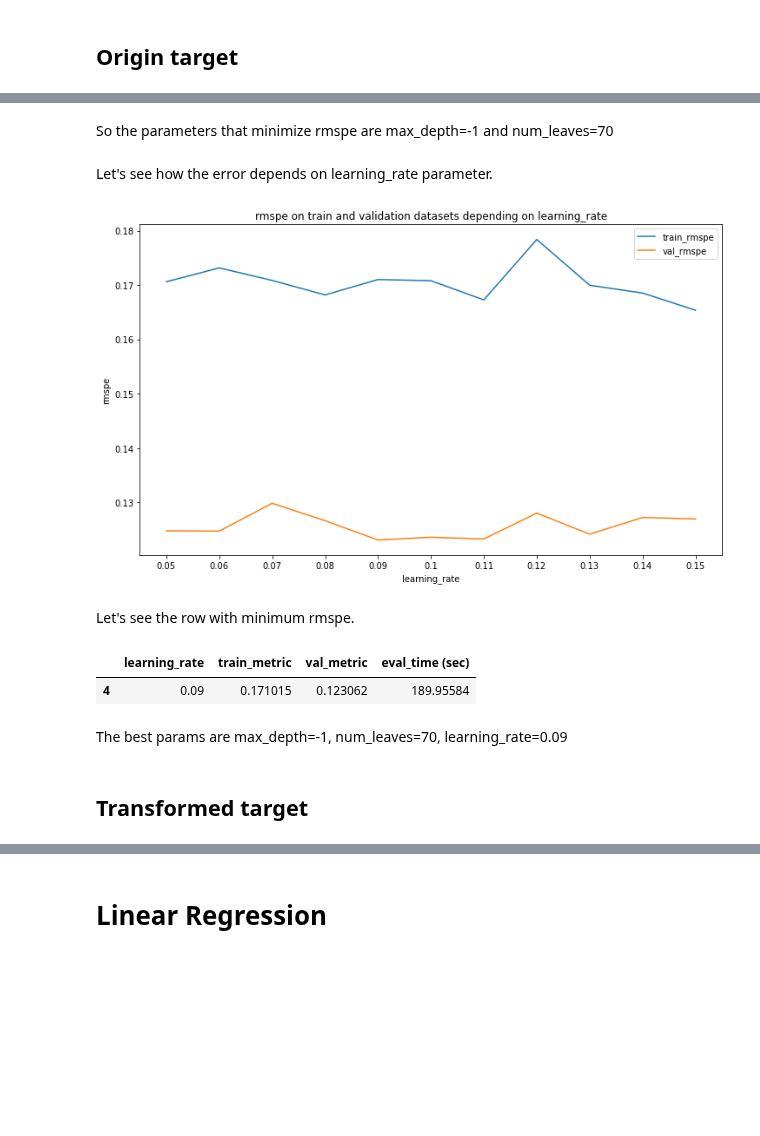
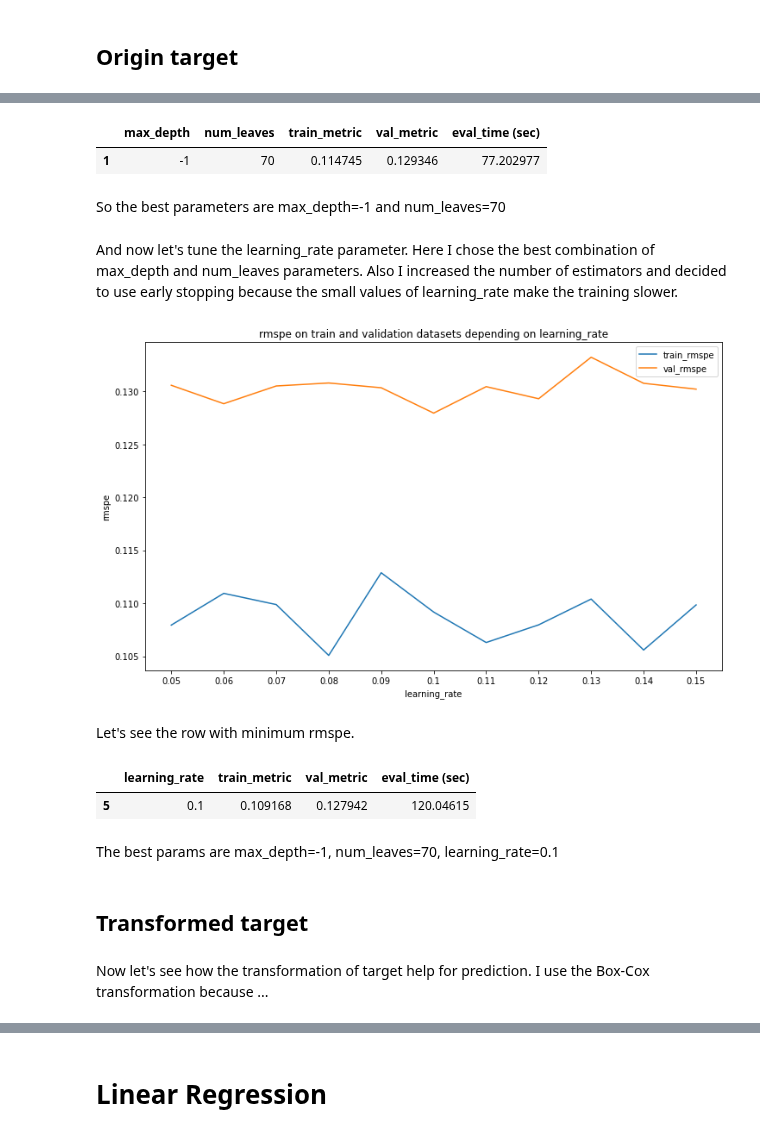
Before and after one commit to vkhmara/EPAM-Internship, a Jupyter notebook: Rossmann Store Sales/Experiments.ipynb, the cells around one changed output, grey strips where cells are left out. Saved outputs shown, nothing was run; the diff lists cells and outputs as text; code cells hidden in the pictures; blank space fills up the shorter version.

```diff
--- a/Rossmann Store Sales/Experiments.ipynb
+++ b/Rossmann Store Sales/Experiments.ipynb
@@ -37,3 +62,0 @@ X_val = X_val.rename(columns = lambda x:re.sub('[^A-Za-z0-9_]+', '', x))
-# %%
-X_train, y_train = X_train[y_train != 0], y_train[y_train != 0]
-X_val, y_val = X_val[y_val != 0], y_val[y_val != 0]
@@ -40,7 +69,11 @@ X_val, y_val = X_val[y_val != 0], y_val[y_val != 0]
 # %%
 def RMSPE(y_true, y_pred):
+    """
+    The metric of current task.
+    As zero values are ignored these values must be removed from arrays.
+    """
     y_t, y_p = np.array(y_true), np.array(y_pred)
-    y_t, y_p = y_t[y_t != 0], y_p[y_t != 0]
+    y_t, y_p = y_t[np.abs(y_t) > 1e-3], y_p[np.abs(y_t) > 1e-3]
     return np.sqrt(np.mean(
-        ((y_true - y_pred) / y_true)**2
+        ((y_t - y_p) / y_t)**2
     ))
@@ -74,5 +147,16 @@ def all_info_about_model(model_init, X_train, y_train, X_val, y_val, metric, par
 # %%
-def plot_eval_results(x, data,):
+def plot_eval_results(x, data):
+    """
+    The function plot the results of the previous function.
+
+    Parameters
+    ----------
+    x : str
+        The parameter that was tuned.
+
+    data : pandas.DataFrame
+        The dataframe as the result of the previous function
+    """
     plt.figure(figsize=(12, 7))
     plt.plot(data[x], data['train_metric'])
     plt.plot(data[x], data['val_metric'])
@@ -140,16 +223,21 @@ plt.show()
+# %%
+max_depth_num_leaves_results.loc[[max_depth_num_leaves_results.val_metric.argmin()]]
+# %% [output]
+|  | max_depth | num_leaves | train_metric | val_metric | eval_time (sec) |
+| 1 | -1 | 70 | 0.114745 | 0.129346 | 77.202977 |
 # %% [markdown]
-So the parameters that minimize rmspe are max_depth=-1 and num_leaves=70
+So the best parameters are max_depth=-1 and num_leaves=70
-# %% [markdown]
-Let's see how the error depends on learning_rate parameter.
+# %% [markdown]
+And now let's tune the learning_rate parameter. Here I chose the best combination of max_depth and num_leaves parameters. Also I increased the number of estimators and decided to use early stopping because the small values of learning_rate make the training slower.
 # %%
-total_results = all_info_about_model(partial(LGBMRegressor, max_depth=-1, num_leaves=70, n_estimators=5000, random_state=205, ),
+learning_rate_results = all_info_about_model(partial(LGBMRegressor, max_depth=-1, num_leaves=70, n_estimators=5000, random_state=205, ),
                      X_train, y_train, X_val, y_val, RMSPE,
                      {
                          'learning_rate': np.linspace(0.05, 0.15, 11),
                      },
-                                     eval_set=[(X_val, y_val)],
-         eval_metric=lambda y_true, y_pred: ('RMSPE', RMSPE(y_true, y_pred), False),
-                                     early_stopping_rounds=150,
-                                     verbose=100,
-                                         show_loop_params=True,
+                     eval_set=[(X_val, y_val)],
+                     eval_metric=lambda y_true, y_pred: ('RMSPE', RMSPE(y_true, y_pred), False),
+                     early_stopping_rounds=150,
+                     verbose=100,
+                     show_loop_params=True,
 )
@@ -158,16 +244,18 @@ total_results = pd.read_csv('data/results/total_results.csv')
 # %%
-plot_eval_results('learning_rate', total_results)
+plot_eval_results('learning_rate', learning_rate_results)
 # %% [output]
-[figure, old version]
+[figure, new version]
 # %% [markdown]
 Let's see the row with minimum rmspe.
 # %%
-total_results.loc[[total_results.val_metric.argmin()]]
+learning_rate_results.loc[[learning_rate_results.val_metric.argmin()]]
 # %% [output]
 |  | learning_rate | train_metric | val_metric | eval_time (sec) |
-| 4 | 0.09 | 0.171015 | 0.123062 | 189.95584 |
+| 5 | 0.1 | 0.109168 | 0.127942 | 120.04615 |
 # %% [markdown]
-The best params are max_depth=-1, num_leaves=70, learning_rate=0.09
+The best params are max_depth=-1, num_leaves=70, learning_rate=0.1
 # %% [markdown]
 ## Transformed target
+# %% [markdown]
+Now let's see how the transformation of target help for prediction. I use the Box-Cox transformation because ...
 # %% [markdown]
```
Also changed, not shown: parts of 75 cells of this notebook.
